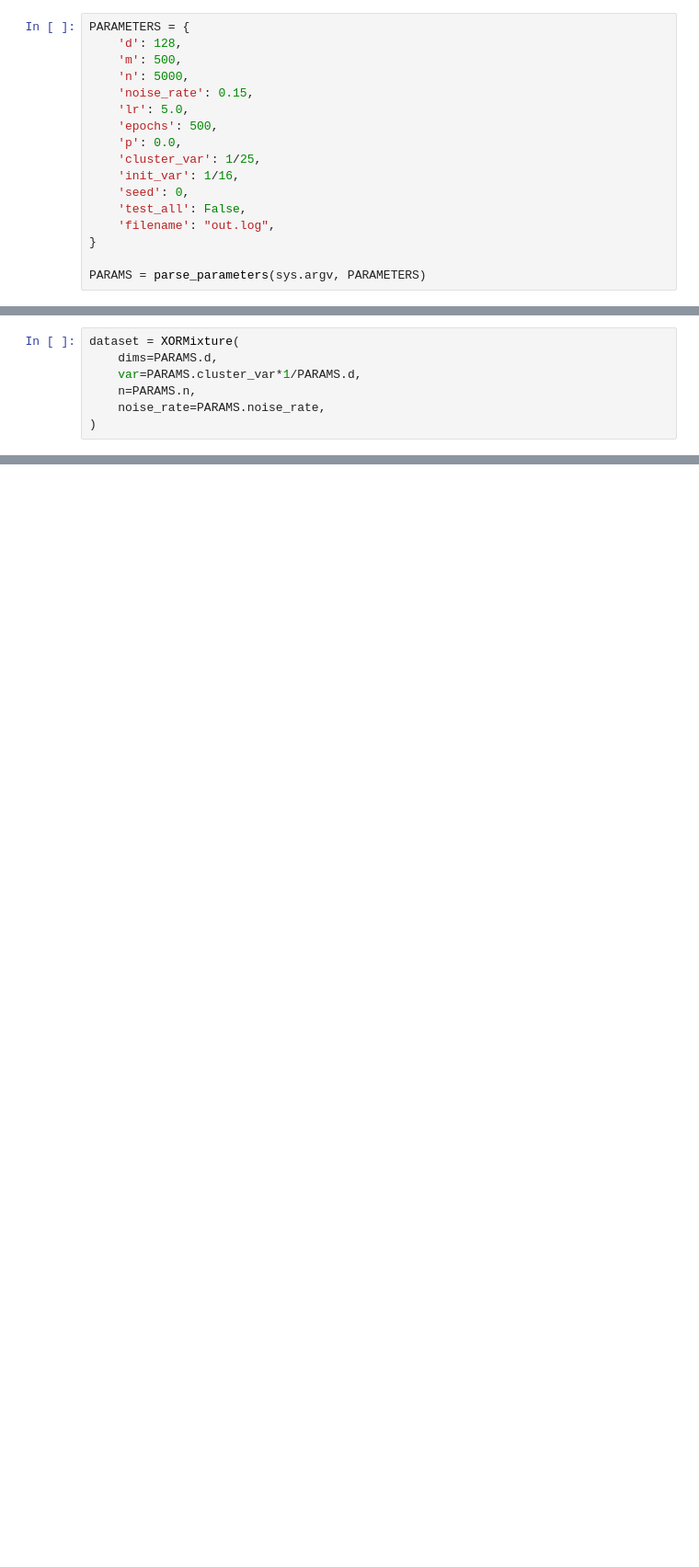
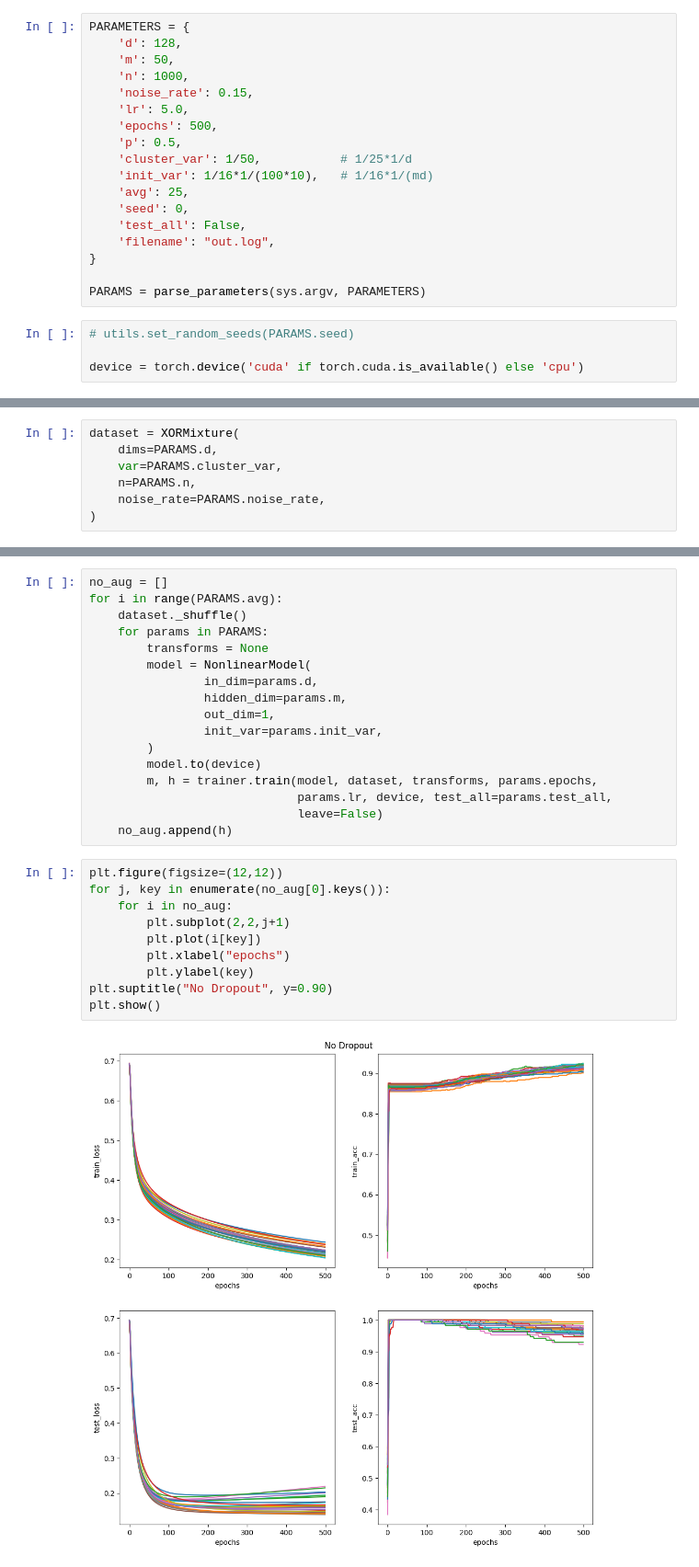
Before and after one commit to im-a-jin/augmentation-analysis, a Jupyter notebook: playground.ipynb, the cells around one changed output, grey strips where cells are left out. Shown at 92% size. Drawn from its saved outputs; the diff is of its cells as text; blank space fills up the shorter version.

Commit message:
Implement and test entrywise-dropout

```diff
--- a/playground.ipynb
+++ b/playground.ipynb
@@ -21,17 +23,22 @@ torch.set_printoptions(edgeitems=10000)
 # %%
 PARAMETERS = {
     'd': 128,
-    'm': 500,
-    'n': 5000,
+    'm': 50,
+    'n': 1000,
     'noise_rate': 0.15,
     'lr': 5.0,
     'epochs': 500,
-    'p': 0.0,
-    'cluster_var': 1/25,
-    'init_var': 1/16,
+    'p': 0.5,
+    'cluster_var': 1/50,           # 1/25*1/d
+    'init_var': 1/16*1/(100*10),   # 1/16*1/(md)
+    'avg': 25,
     'seed': 0,
     'test_all': False,
     'filename': "out.log",
 }
 
 PARAMS = parse_parameters(sys.argv, PARAMETERS)
+# %%
+# utils.set_random_seeds(PARAMS.seed)
+
+device = torch.device('cuda' if torch.cuda.is_available() else 'cpu')
@@ -38,7 +52,7 @@ PARAMS = parse_parameters(sys.argv, PARAMETERS)
 # %%
 dataset = XORMixture(
     dims=PARAMS.d,
-    var=PARAMS.cluster_var*1/PARAMS.d,
+    var=PARAMS.cluster_var,
     n=PARAMS.n,
     noise_rate=PARAMS.noise_rate,
 )
@@ -51,0 +83,29 @@ torch.Size([128, 128])
+# %%
+no_aug = []
+for i in range(PARAMS.avg):
+    dataset._shuffle()
+    for params in PARAMS:
+        transforms = None
+        model = NonlinearModel(
+                in_dim=params.d,
+                hidden_dim=params.m,
+                out_dim=1,
+                init_var=params.init_var,
+        )
+        model.to(device)
+        m, h = trainer.train(model, dataset, transforms, params.epochs,
+                             params.lr, device, test_all=params.test_all,
+                             leave=False)
+    no_aug.append(h)
+# %%
+plt.figure(figsize=(12,12))
+for j, key in enumerate(no_aug[0].keys()):
+    for i in no_aug:
+        plt.subplot(2,2,j+1)
+        plt.plot(i[key])
+        plt.xlabel("epochs")
+        plt.ylabel(key)
+plt.suptitle("No Dropout", y=0.90)
+plt.show()
+# %% [output]
+[figure, added]
```
Also changed, not shown: parts of 51 cells of this notebook, 5 other files.
